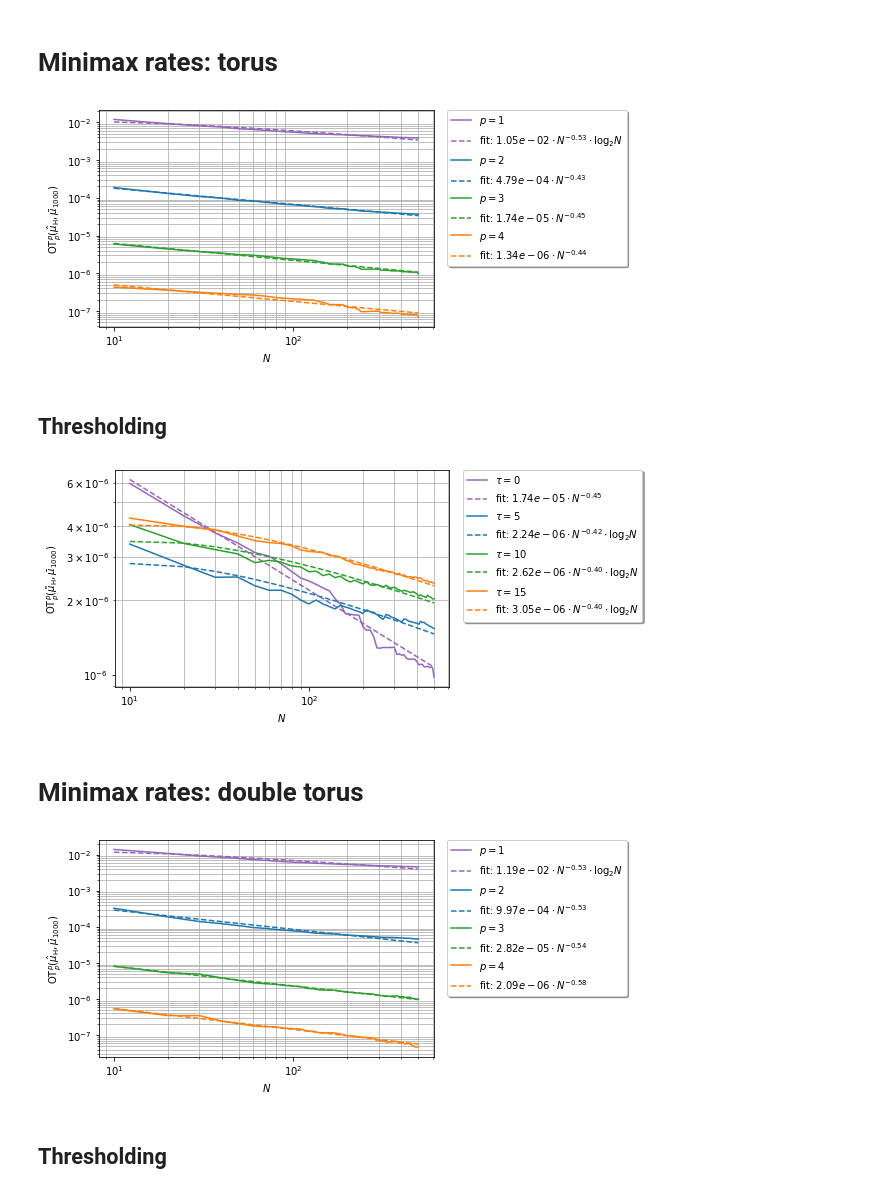
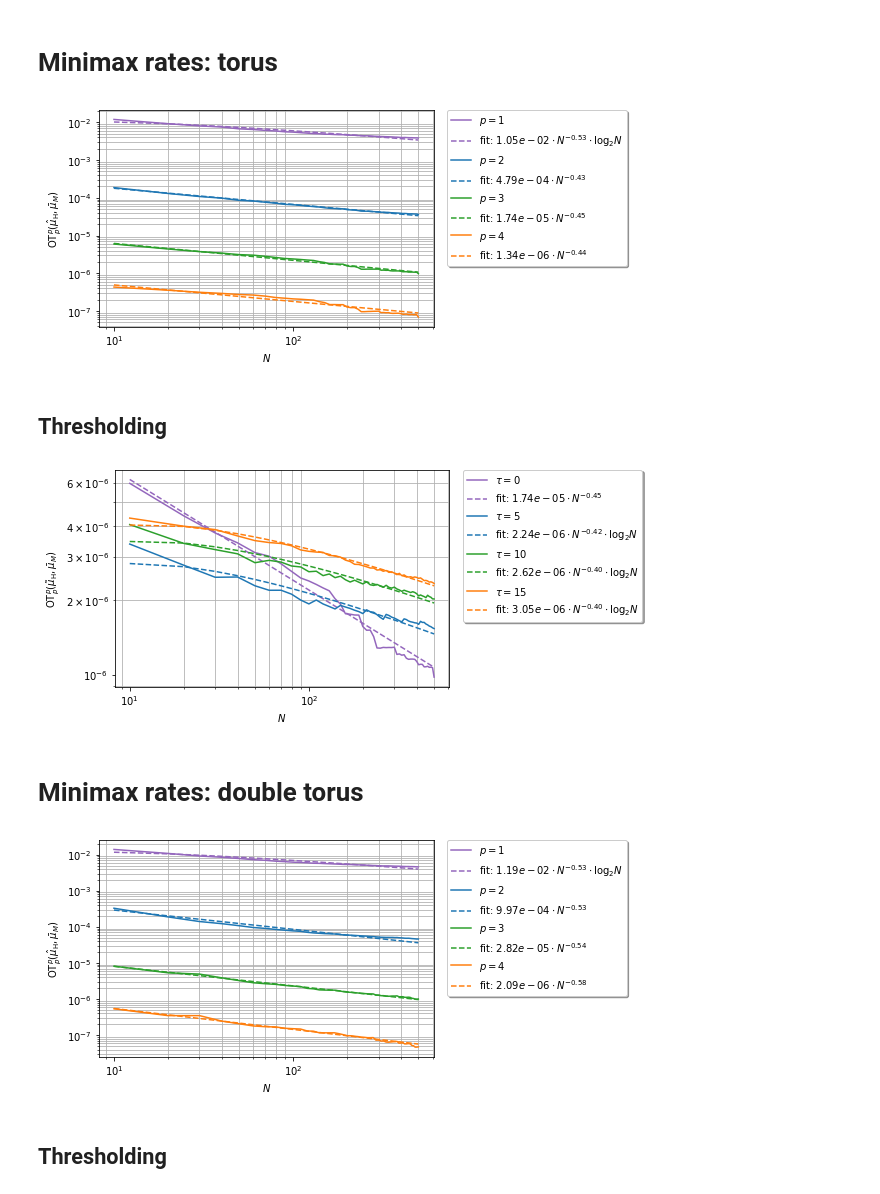
Before and after one commit to konstantin-haberle/PersistenceWavelets, a Jupyter notebook: plot_minimax_rates.ipynb, the cells around one changed output. Saved outputs shown, nothing was run; the diff lists cells and outputs as text; code cells hidden in the pictures.

```diff
--- a/plot_minimax_rates.ipynb
+++ b/plot_minimax_rates.ipynb
@@ -13,35 +13,35 @@ OT_loss = np.array(np.load('results/torus/OT_losses_avg_tau0.npy'))
 def objective_func(x,a,b):
     return a * (x) ** (-b) * np.log2(x)
 popt, _ = curve_fit(objective_func,np.arange(10,510,10), OT_loss[:,0])
 a,b = popt
 plt.loglog(np.arange(10,510,10),OT_loss[:,0],color='tab:purple',label='$p=1$')
 plt.loglog(np.arange(10,510,10),objective_func(np.arange(10,510,10),a,b),'--',color='tab:purple',label='fit: $%.2e \cdot N^{-%.2f} \cdot \log_2{N}$' % (a,b))
 # p = 2
 def objective_func(x,a,b):
     return a * (x) ** (-b)
 popt, _ = curve_fit(objective_func,np.arange(10,510,10), OT_loss[:,2])
 a,b = popt
 plt.loglog(np.arange(10,510,10),OT_loss[:,2],color='tab:blue',label='$p=2$')
 plt.loglog(np.arange(10,510,10),objective_func(np.arange(10,510,10),a,b),'--',color='tab:blue',label='fit: $%.2e \cdot N^{-%.2f}$' % (a,b))
 # p = 3
 popt, _ = curve_fit(objective_func,np.arange(10,510,10), OT_loss[:,4])
 a,b = popt
 plt.loglog(np.arange(10,510,10),OT_loss[:,4],color='tab:green',label='$p=3$')
 plt.loglog(np.arange(10,510,10),objective_func(np.arange(10,510,10),a,b),'--',color='tab:green',label='fit: $%.2e \cdot N^{-%.2f}$' % (a,b))
 # p = 4
 popt, _ = curve_fit(objective_func,np.arange(10,510,10), OT_loss[:,6])
 a,b = popt
 plt.loglog(np.arange(10,510,10),OT_loss[:,6],color='tab:orange',label='$p=4$')
 plt.loglog(np.arange(10,510,10),objective_func(np.arange(10,510,10),a,b),'--',color='tab:orange',label='fit: $%.2e \cdot N^{-%.2f}$' % (a,b))
 
 plt.xlabel(r"$N$")
-plt.ylabel(r"$\mathrm{OT}_p^p(\hat{\mu}_{\mathrm{H}},\bar{\mu}_{1000})$")
+plt.ylabel(r"$\mathrm{OT}_p^p(\hat{\mu}_{\mathrm{H}},\bar{\mu}_{M})$") # M = 10000
 plt.legend(bbox_to_anchor=(1.04,1), borderaxespad=0,fancybox=True,shadow=True,ncol=1)
 plt.minorticks_on()
 plt.grid(True,which='minor')
 plt.show()
 # %% [output]
-[figure, old version]
+[figure, new version]
 # %% [markdown]
 ## Thresholding
 # %%
@@ -76,13 +76,13 @@ plt.loglog(np.arange(10,510,10),OT_loss_15[:,4],color='tab:orange',label='$\\tau
 plt.loglog(np.arange(10,510,10),objective_func(np.arange(10,510,10),a,b),'--',color='tab:orange',label='fit: $%.2e \cdot N^{-%.2f}\cdot \log_2{N}$' % (a,b))
 
 plt.xlabel(r"$N$")
-plt.ylabel(r"$\mathrm{OT}_p^p(\tilde{\mu}_{\mathrm{H}},\bar{\mu}_{1000})$")
+plt.ylabel(r"$\mathrm{OT}_p^p(\tilde{\mu}_{\mathrm{H}},\bar{\mu}_{M})$") # M = 10000
 plt.legend(bbox_to_anchor=(1.04,1), borderaxespad=0,fancybox=True,shadow=True,ncol=1)
 plt.minorticks_on()
 plt.grid(True,which='minor')
 plt.show()
 # %% [output]
-[figure, old version]
+[figure, new version]
 # %% [markdown]
 # Minimax rates: double torus
 # %%
@@ -115,13 +115,13 @@ plt.loglog(np.arange(10,510,10),OT_loss_dt[:,6],color='tab:orange',label='$p=4$'
 plt.loglog(np.arange(10,510,10),objective_func(np.arange(10,510,10),a,b),'--',color='tab:orange',label='fit: $%.2e \cdot N^{-%.2f}$' % (a,b))
 
 plt.xlabel(r"$N$")
-plt.ylabel(r"$\mathrm{OT}_p^p(\hat{\mu}_{\mathrm{H}},\bar{\mu}_{1000})$")
+plt.ylabel(r"$\mathrm{OT}_p^p(\hat{\mu}_{\mathrm{H}},\bar{\mu}_{M})$") # M = 10000
 plt.legend(bbox_to_anchor=(1.04,1), borderaxespad=0,fancybox=True,shadow=True,ncol=1)
 plt.minorticks_on()
 plt.grid(True,which='minor')
 plt.show()
 # %% [output]
-[figure, old version]
+[figure, new version]
 # %% [markdown]
 ## Thresholding
 # %%
```
Also changed, not shown: parts of 7 cells of this notebook, 11 other files.
